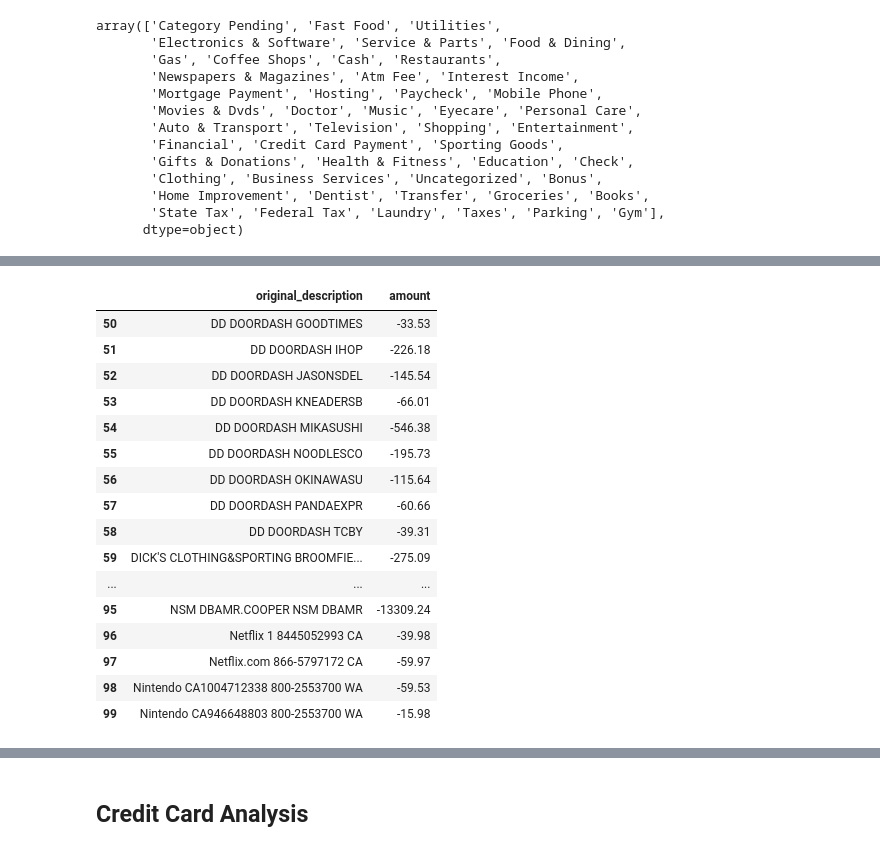
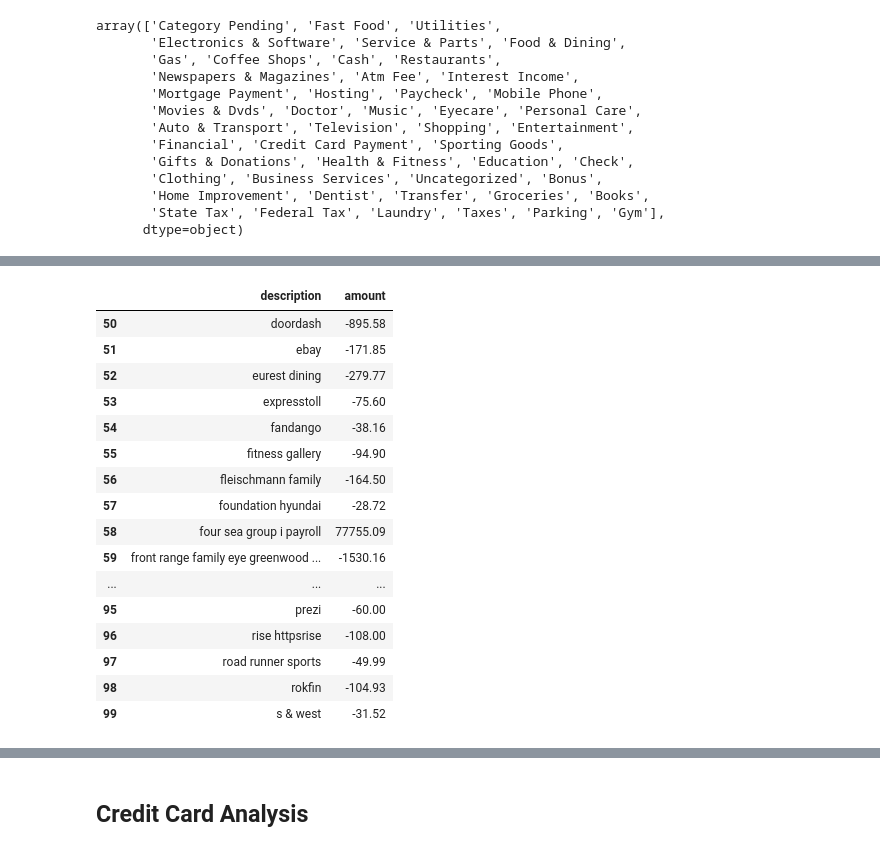
Before and after one commit to Tyton25/tools, a Jupyter notebook: Expenses_Analysis.ipynb, the cells around one changed output, grey strips where cells are left out. Cells and saved outputs as stored; diff of their text form; code cells hidden in the pictures.

```diff
--- a/Expenses_Analysis.ipynb
+++ b/Expenses_Analysis.ipynb
@@ -7,7 +7,7 @@ import re
 # %% [markdown]
 ## Functions
 # %%
-def refactor_debit_cols(my_df):
+def refactor_cols(my_df):
   columns = list(my_df.columns)
   columns = [c.lower() for c in columns]
   columns = [c.replace(' ', '_') for c in columns]
@@ -42,9 +45,12 @@ def sum_category_col(raw_df):
   return cat_df
 # %%
 def sum_desc_col(raw_df):
-  my_df = raw_df[["description", "amount"]]
-  my_df = my_df.groupby('description').agg('sum')
-  my_df.sort_values(by=['description'], inplace=True)
-  my_df.reset_index(inplace=True)
+  url_patt = r'.*\.com'
+  desc_df = raw_df.drop(columns=["date", "original_description", "category"])
+  desc_df['description'] = desc_df['description'].map(lambda x: x.lower())
+  desc_df['description'] = desc_df['description'].map(lambda x: re.split(url_patt, x)[0])
+  desc_df = desc_df.groupby('description').agg('sum')
+  desc_df.sort_values(by=['description'], inplace=True)
+  desc_df.reset_index(inplace=True)
 
-  return my_df
+  return desc_df
@@ -66,7 +74,7 @@ debit_df
 | 630 | 2023-01-03 | Amazon Web Services | Amazon web services AWS.AMAZON.COWA | Hosting | -1.05 | Posted |
 631 rows × 6 columns
 # %%
-debit_df = refactor_debit_cols(debit_df)
+debit_df = refactor_cols(debit_df)
 debit_df
 # %% [output]
 |  | date | description | original_description | category | amount |
@@ -219,0 +149,3 @@ debit_orig_description_totals_df[:50]
+# %%
+debit_desc_totals_df = sum_desc_col(debit_df)
+debit_desc_totals_df[:50]
@@ -220,20 +170,20 @@ debit_orig_description_totals_df[:50]
 # %%
-debit_orig_description_totals_df[50:100]
+debit_desc_totals_df[50:100]
 # %% [output]
-|  | original_description | amount |
-| 50 | DD DOORDASH GOODTIMES | -33.53 |
-| 51 | DD DOORDASH IHOP | -226.18 |
-| 52 | DD DOORDASH JASONSDEL | -145.54 |
-| 53 | DD DOORDASH KNEADERSB | -66.01 |
-| 54 | DD DOORDASH MIKASUSHI | -546.38 |
-| 55 | DD DOORDASH NOODLESCO | -195.73 |
-| 56 | DD DOORDASH OKINAWASU | -115.64 |
-| 57 | DD DOORDASH PANDAEXPR | -60.66 |
-| 58 | DD DOORDASH TCBY | -39.31 |
-| 59 | DICK'S CLOTHING&SPORTING BROOMFIE... | -275.09 |
+|  | description | amount |
+| 50 | doordash | -895.58 |
+| 51 | ebay | -171.85 |
+| 52 | eurest dining | -279.77 |
+| 53 | expresstoll | -75.60 |
+| 54 | fandango | -38.16 |
+| 55 | fitness gallery | -94.90 |
+| 56 | fleischmann family | -164.50 |
+| 57 | foundation hyundai | -28.72 |
+| 58 | four sea group i payroll | 77755.09 |
+| 59 | front range family eye greenwood ... | -1530.16 |
 | ... | ... | ... |
-| 95 | NSM DBAMR.COOPER NSM DBAMR | -13309.24 |
-| 96 | Netflix 1 8445052993 CA | -39.98 |
-| 97 | Netflix.com 866-5797172 CA | -59.97 |
-| 98 | Nintendo CA1004712338 800-2553700 WA | -59.53 |
-| 99 | Nintendo CA946648803 800-2553700 WA | -15.98 |
+| 95 | prezi | -60.00 |
+| 96 | rise httpsrise | -108.00 |
+| 97 | road runner sports | -49.99 |
+| 98 | rokfin | -104.93 |
+| 99 | s & west | -31.52 |
```
Also changed, not shown: parts of 19 cells of this notebook.
